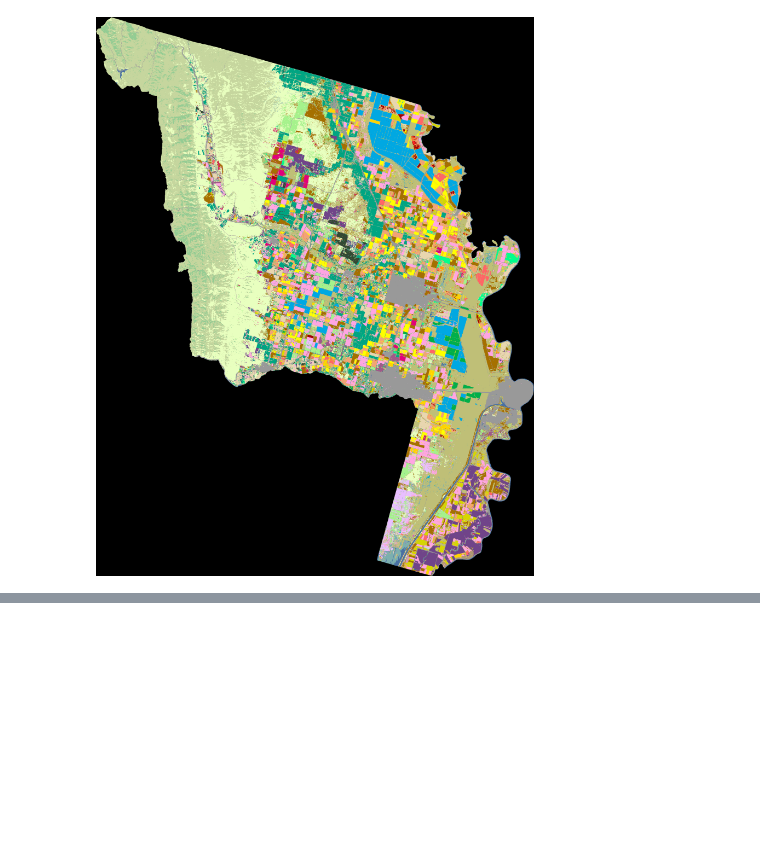
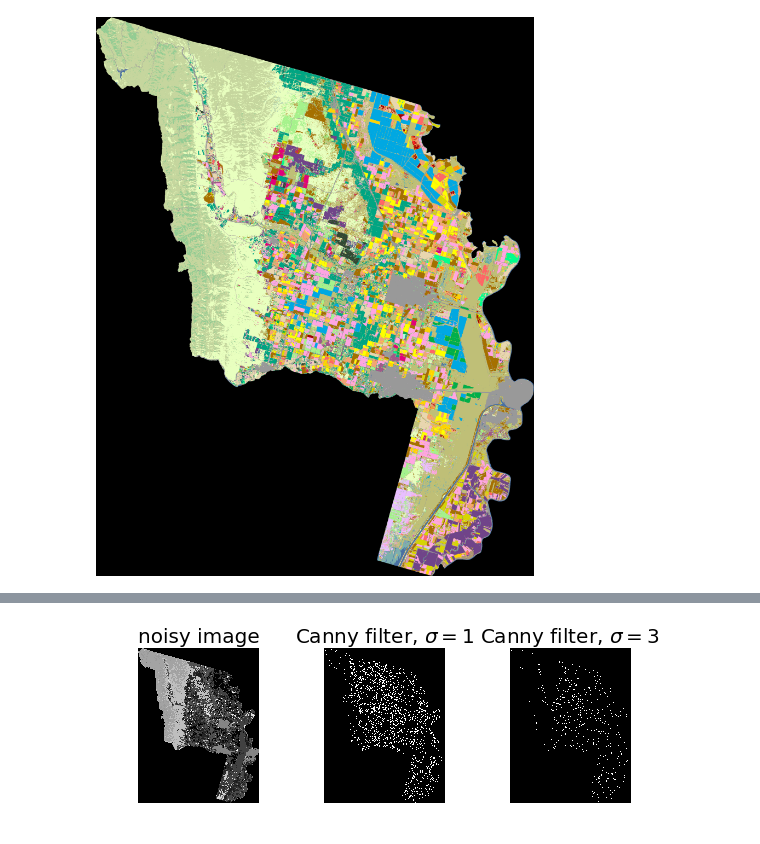
Before and after one commit to MarcelColvin/GeoSpatial-Classification, a Jupyter notebook: Data_extraction_marcel.ipynb, the cells around one changed output, grey strips where cells are left out. Saved outputs shown, nothing was run; the diff lists cells and outputs as text; code cells hidden in the pictures; blank space fills up the shorter version.

Commit message:
Tried gradient image in Marcel ipynb file, failed and learned of opencv

```diff
--- a/Data_extraction_marcel.ipynb
+++ b/Data_extraction_marcel.ipynb
@@ -2,4 +2,7 @@
 from PIL import Image
 import pandas as pd
 import numpy as np
+# %%
+src = "CDL_2017_06113/CDL_2017_06113.tif"
+im = np.array(Image.open(src)).astype('float32')/255
 # %%
@@ -33,0 +56,33 @@ colordf.head(10)
+# %%
+#im = np.zeros((128, 128))
+#im[32:-32, 32:-32] = 1
+
+#im = ndi.rotate(im, 15, mode='constant')
+#im = ndi.gaussian_filter(im, 4)
+#im += 0.2 * np.random.random(im.shape)
+
+# Compute the Canny filter for two values of sigma
+edges1 = feature.canny(im)
+edges2 = feature.canny(im, sigma=3)
+
+# display results
+fig, (ax1, ax2, ax3) = plt.subplots(nrows=1, ncols=3, figsize=(8, 3),
+                                    sharex=True, sharey=True)
+
+ax1.imshow(im, cmap=plt.cm.gray)
+ax1.axis('off')
+ax1.set_title('noisy image', fontsize=20)
+
+ax2.imshow(edges1, cmap=plt.cm.gray)
+ax2.axis('off')
+ax2.set_title('Canny filter, $\sigma=1$', fontsize=20)
+
+ax3.imshow(edges2, cmap=plt.cm.gray)
+ax3.axis('off')
+ax3.set_title('Canny filter, $\sigma=3$', fontsize=20)
+
+fig.tight_layout()
+
+plt.show()
+# %% [output]
+[figure, added]
```
Also changed, not shown: parts of 6 cells of this notebook.
